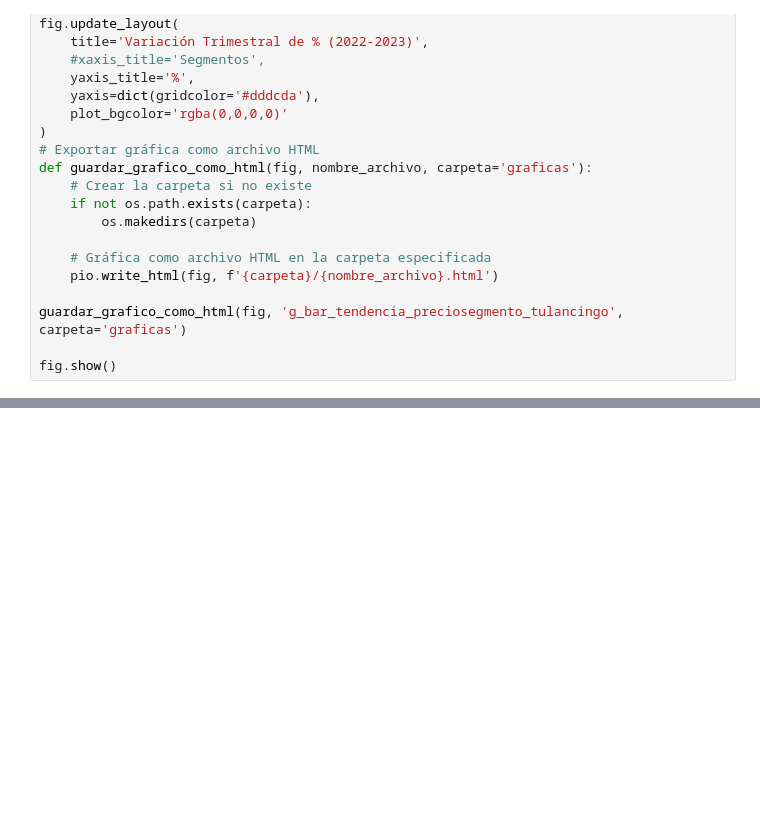
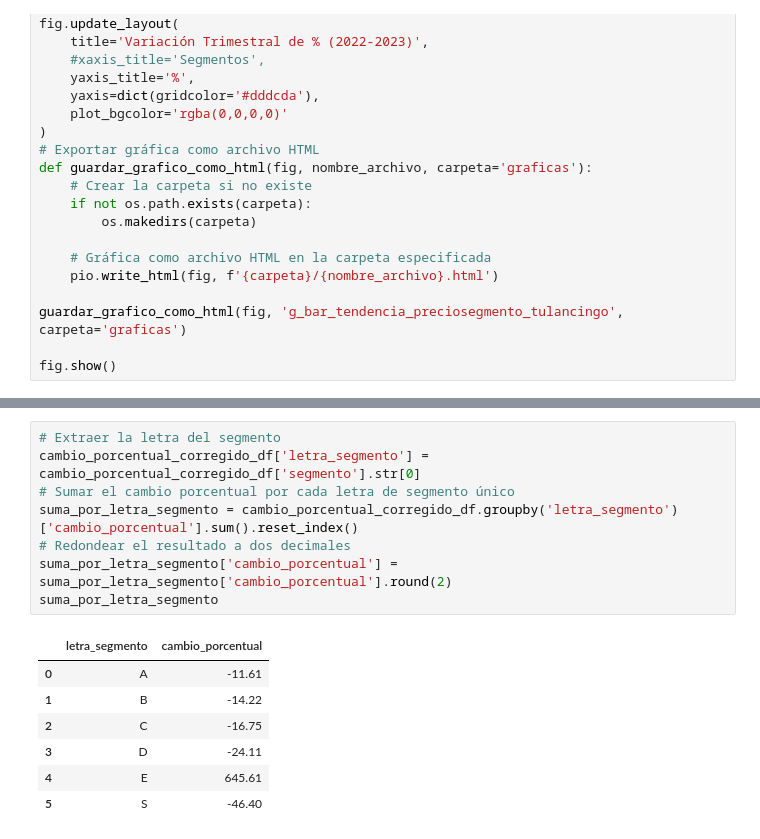
Before and after one commit to MiguelDWT4toCreativo/Datalpine, a Jupyter notebook: resources/jupyter/tendencias de precios por segmento.ipynb, the cells around one changed output, grey strips where cells are left out. Drawn from its saved outputs; the diff is of its cells as text; blank space fills up the shorter version.

```diff
--- a/resources/jupyter/tendencias de precios por segmento.ipynb
+++ b/resources/jupyter/tendencias de precios por segmento.ipynb
@@ -641,0 +771,16 @@ fig.show()
+# %%
+# Extraer la letra del segmento
+cambio_porcentual_corregido_df['letra_segmento'] = cambio_porcentual_corregido_df['segmento'].str[0]
+# Sumar el cambio porcentual por cada letra de segmento único
+suma_por_letra_segmento = cambio_porcentual_corregido_df.groupby('letra_segmento')['cambio_porcentual'].sum().reset_index()
+# Redondear el resultado a dos decimales
+suma_por_letra_segmento['cambio_porcentual'] = suma_por_letra_segmento['cambio_porcentual'].round(2)
+suma_por_letra_segmento
+# %% [output]
+|  | letra_segmento | cambio_porcentual |
+| 0 | A | -11.61 |
+| 1 | B | -14.22 |
+| 2 | C | -16.75 |
+| 3 | D | -24.11 |
+| 4 | E | 645.61 |
+| 5 | S | -46.40 |
```
Also changed, not shown: parts of 7 cells of this notebook, 2 other files.
